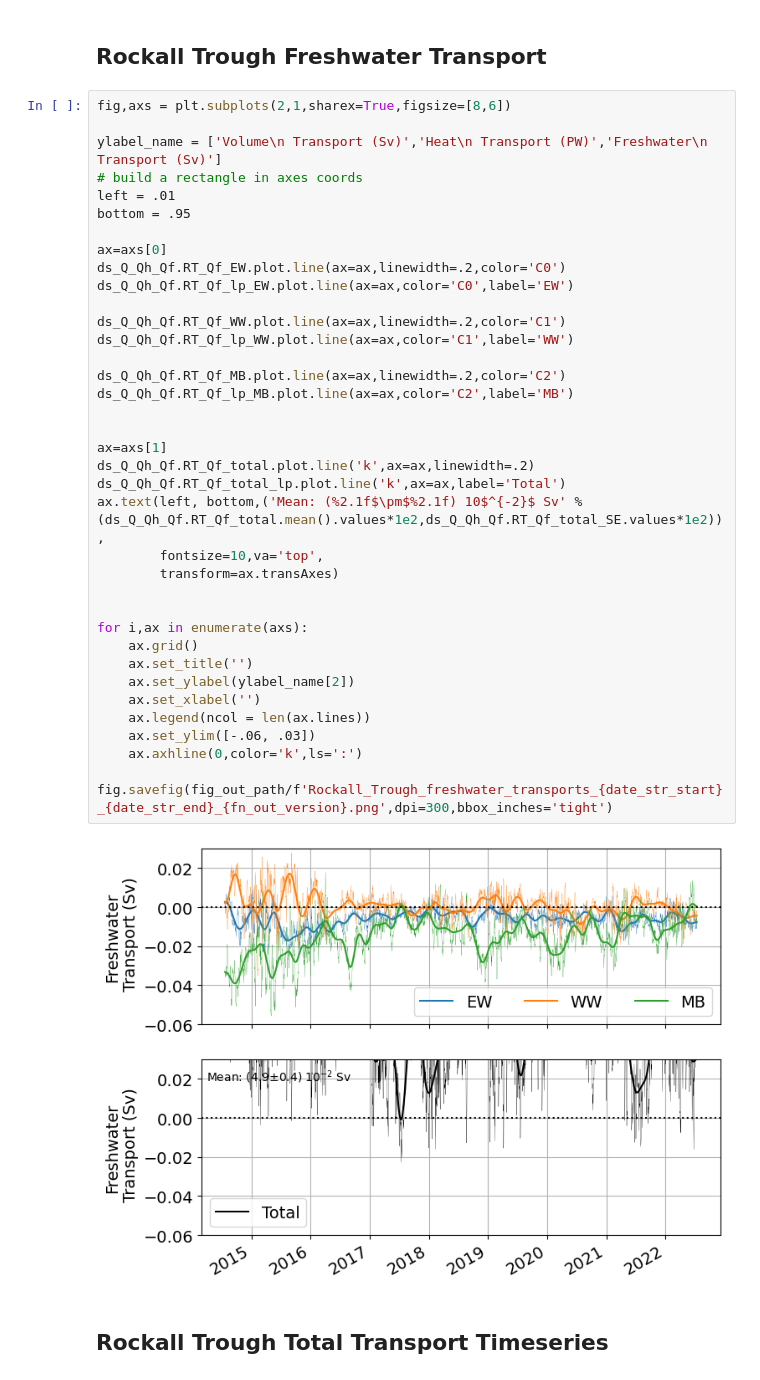
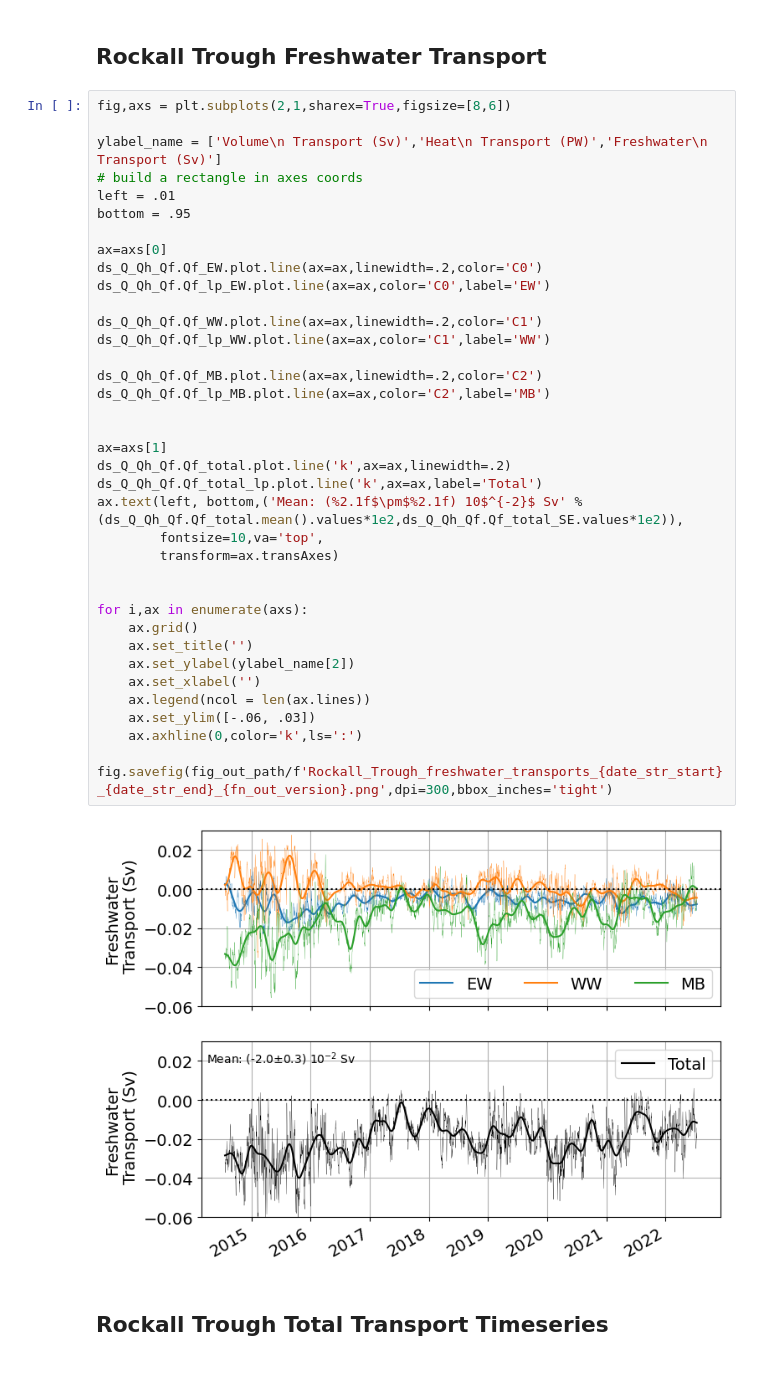
Before and after one commit to ScotMarPhys/Rockall_Trough_Transports, a Jupyter notebook: notebooks/1.0_Rockall_Trough_transports_2014_2022_v0.ipynb, the cells around one changed output. Cells and saved outputs as stored; diff of their text form.

```diff
--- a/notebooks/1.0_Rockall_Trough_transports_2014_2022_v0.ipynb
+++ b/notebooks/1.0_Rockall_Trough_transports_2014_2022_v0.ipynb
@@ -411,42 +403,42 @@ fig.savefig(fig_out_path/f'Rockall_Trough_heat_transports_{date_str_start}_{date
 # %%
 fig,axs = plt.subplots(2,1,sharex=True,figsize=[8,6])
 
 ylabel_name = ['Volume\n Transport (Sv)','Heat\n Transport (PW)','Freshwater\n Transport (Sv)']
 # build a rectangle in axes coords
 left = .01
 bottom = .95
 
 ax=axs[0]
-ds_Q_Qh_Qf.RT_Qf_EW.plot.line(ax=ax,linewidth=.2,color='C0')
-ds_Q_Qh_Qf.RT_Qf_lp_EW.plot.line(ax=ax,color='C0',label='EW')
+ds_Q_Qh_Qf.Qf_EW.plot.line(ax=ax,linewidth=.2,color='C0')
+ds_Q_Qh_Qf.Qf_lp_EW.plot.line(ax=ax,color='C0',label='EW')
 
-ds_Q_Qh_Qf.RT_Qf_WW.plot.line(ax=ax,linewidth=.2,color='C1')
-ds_Q_Qh_Qf.RT_Qf_lp_WW.plot.line(ax=ax,color='C1',label='WW')
+ds_Q_Qh_Qf.Qf_WW.plot.line(ax=ax,linewidth=.2,color='C1')
+ds_Q_Qh_Qf.Qf_lp_WW.plot.line(ax=ax,color='C1',label='WW')
 
-ds_Q_Qh_Qf.RT_Qf_MB.plot.line(ax=ax,linewidth=.2,color='C2')
-ds_Q_Qh_Qf.RT_Qf_lp_MB.plot.line(ax=ax,color='C2',label='MB')
+ds_Q_Qh_Qf.Qf_MB.plot.line(ax=ax,linewidth=.2,color='C2')
+ds_Q_Qh_Qf.Qf_lp_MB.plot.line(ax=ax,color='C2',label='MB')
 
 
 ax=axs[1]
-ds_Q_Qh_Qf.RT_Qf_total.plot.line('k',ax=ax,linewidth=.2)
-ds_Q_Qh_Qf.RT_Qf_total_lp.plot.line('k',ax=ax,label='Total')
-ax.text(left, bottom,('Mean: (%2.1f$\pm$%2.1f) 10$^{-2}$ Sv' %(ds_Q_Qh_Qf.RT_Qf_total.mean().values*1e2,ds_Q_Qh_Qf.RT_Qf_total_SE.values*1e2)),
+ds_Q_Qh_Qf.Qf_total.plot.line('k',ax=ax,linewidth=.2)
+ds_Q_Qh_Qf.Qf_total_lp.plot.line('k',ax=ax,label='Total')
+ax.text(left, bottom,('Mean: (%2.1f$\pm$%2.1f) 10$^{-2}$ Sv' %(ds_Q_Qh_Qf.Qf_total.mean().values*1e2,ds_Q_Qh_Qf.Qf_total_SE.values*1e2)),
         fontsize=10,va='top',
         transform=ax.transAxes)
 
 
 for i,ax in enumerate(axs):
     ax.grid()
     ax.set_title('')
     ax.set_ylabel(ylabel_name[2])
     ax.set_xlabel('')
     ax.legend(ncol = len(ax.lines))
     ax.set_ylim([-.06, .03])
     ax.axhline(0,color='k',ls=':')
 
 fig.savefig(fig_out_path/f'Rockall_Trough_freshwater_transports_{date_str_start}_{date_str_end}_{fn_out_version}.png',dpi=300,bbox_inches='tight')
 # %% [output]
-[figure, old version]
+[figure, new version]
 # %% [markdown]
 ## Rockall Trough Total Transport Timeseries
 # %%
```
Also changed, not shown: parts of 17 cells of this notebook, 4 other files.
